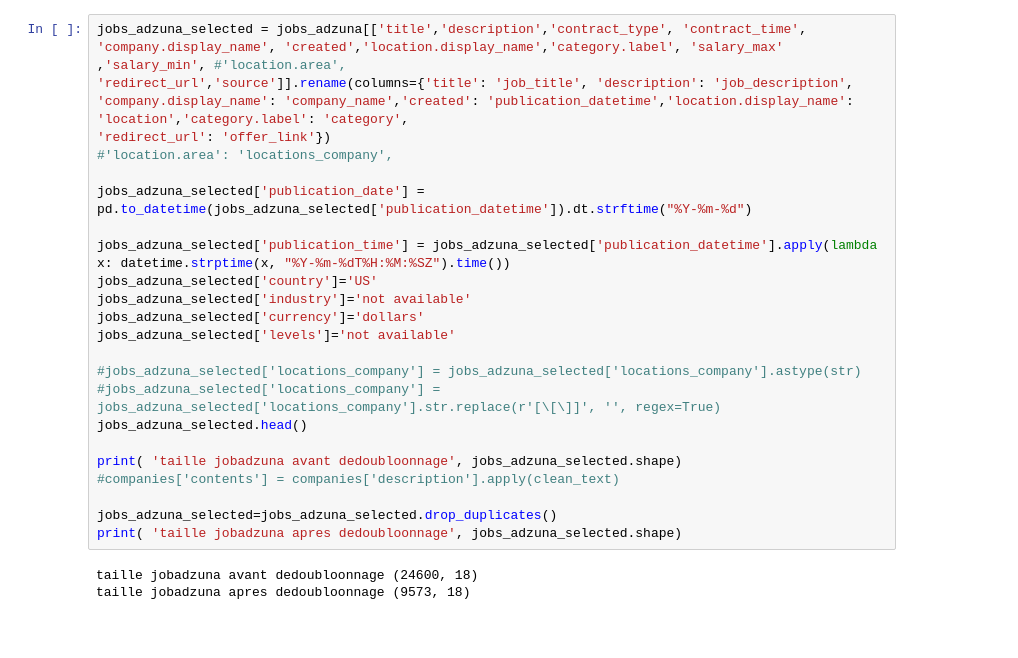
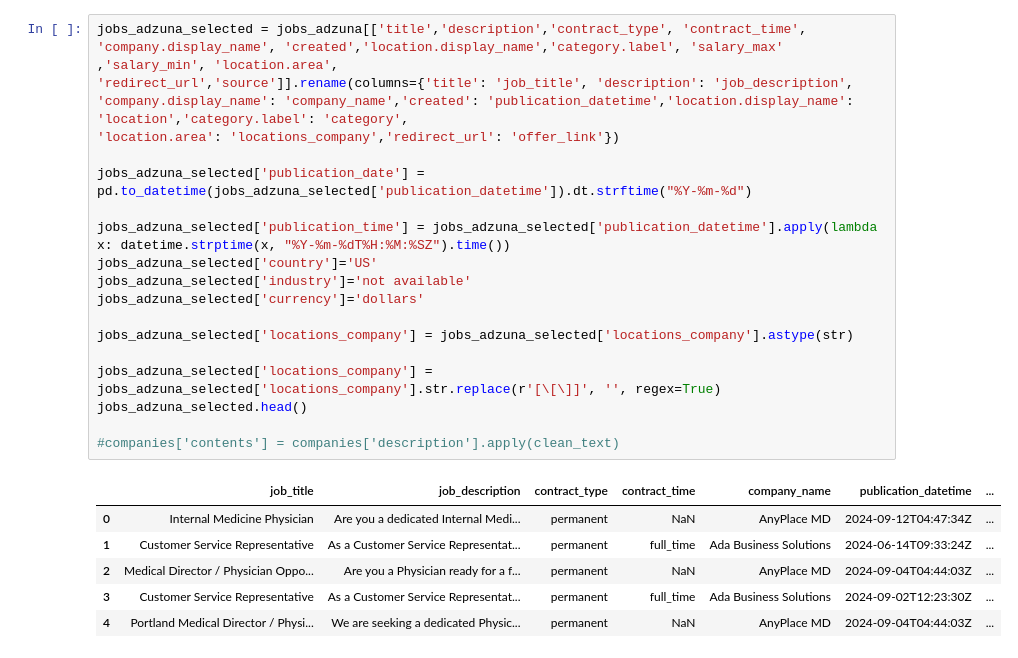
Before and after one commit to sodagt/JobMarket, a Jupyter notebook: processing/process_jobs.ipynb, the cells around one changed output. Cells and saved outputs as stored; diff of their text form; blank space fills up the shorter version.

```diff
--- a/processing/process_jobs.ipynb
+++ b/processing/process_jobs.ipynb
@@ -76,28 +80,27 @@ source <class 'str'>
 # %%
 jobs_adzuna_selected = jobs_adzuna[['title','description','contract_type', 'contract_time',
-'company.display_name', 'created','location.display_name','category.label', 'salary_max' ,'salary_min', #'location.area',
+'company.display_name', 'created','location.display_name','category.label', 'salary_max' ,'salary_min', 'location.area',
 'redirect_url','source']].rename(columns={'title': 'job_title', 'description': 'job_description',
 'company.display_name': 'company_name','created': 'publication_datetime','location.display_name': 'location','category.label': 'category',
-'redirect_url': 'offer_link'})
-#'location.area': 'locations_company',
+'location.area': 'locations_company','redirect_url': 'offer_link'})
 
 jobs_adzuna_selected['publication_date'] = pd.to_datetime(jobs_adzuna_selected['publication_datetime']).dt.strftime("%Y-%m-%d")
 
 jobs_adzuna_selected['publication_time'] = jobs_adzuna_selected['publication_datetime'].apply(lambda x: datetime.strptime(x, "%Y-%m-%dT%H:%M:%SZ").time())
 jobs_adzuna_selected['country']='US'
 jobs_adzuna_selected['industry']='not available'
 jobs_adzuna_selected['currency']='dollars'
-jobs_adzuna_selected['levels']='not available'
 
-#jobs_adzuna_selected['locations_company'] = jobs_adzuna_selected['locations_company'].astype(str)
-#jobs_adzuna_selected['locations_company'] = jobs_adzuna_selected['locations_company'].str.replace(r'[\[\]]', '', regex=True)
+jobs_adzuna_selected['locations_company'] = jobs_adzuna_selected['locations_company'].astype(str)
+
+jobs_adzuna_selected['locations_company'] = jobs_adzuna_selected['locations_company'].str.replace(r'[\[\]]', '', regex=True)
 jobs_adzuna_selected.head()
 
-print( 'taille jobadzuna avant dedoubloonnage', jobs_adzuna_selected.shape)
 #companies['contents'] = companies['description'].apply(clean_text)
-
-jobs_adzuna_selected=jobs_adzuna_selected.drop_duplicates()
-print( 'taille jobadzuna apres dedoubloonnage', jobs_adzuna_selected.shape)
 # %% [output]
-taille jobadzuna avant dedoubloonnage (24600, 18)
-taille jobadzuna apres dedoubloonnage (9573, 18)
+|  | job_title | job_description | contract_type | contract_time | company_name | publication_datetime | ... |
+| 0 | Internal Medicine Physician | Are you a dedicated Internal Medi... | permanent | NaN | AnyPlace MD | 2024-09-12T04:47:34Z | ... |
+| 1 | Customer Service Representative | As a Customer Service Representat... | permanent | full_time | Ada Business Solutions | 2024-06-14T09:33:24Z | ... |
+| 2 | Medical Director / Physician Oppo... | Are you a Physician ready for a f... | permanent | NaN | AnyPlace MD | 2024-09-04T04:44:03Z | ... |
+| 3 | Customer Service Representative | As a Customer Service Representat... | permanent | full_time | Ada Business Solutions | 2024-09-02T12:23:30Z | ... |
+| 4 | Portland Medical Director / Physi... | We are seeking a dedicated Physic... | permanent | NaN | AnyPlace MD | 2024-09-04T04:44:03Z | ... |
```
Also changed, not shown: parts of 22 cells of this notebook, 4 other files.
